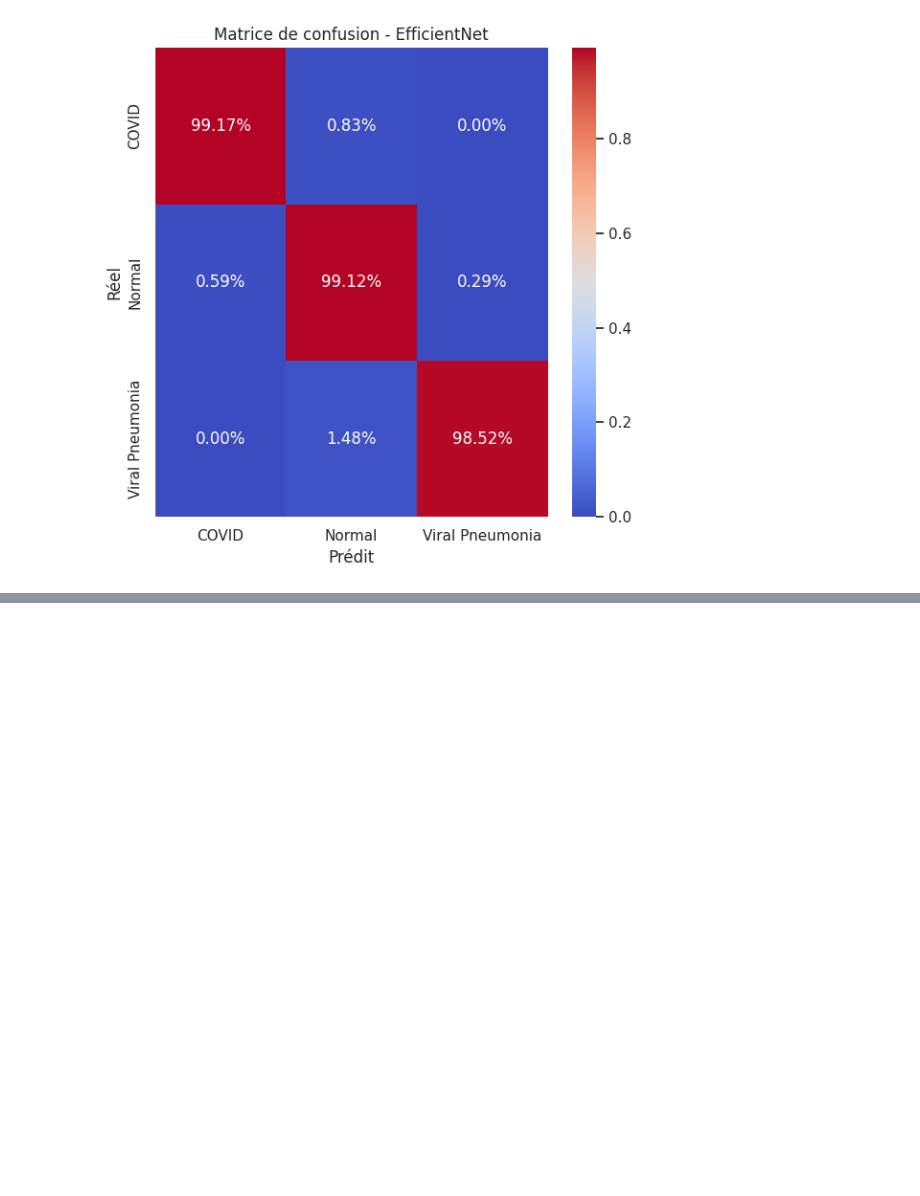
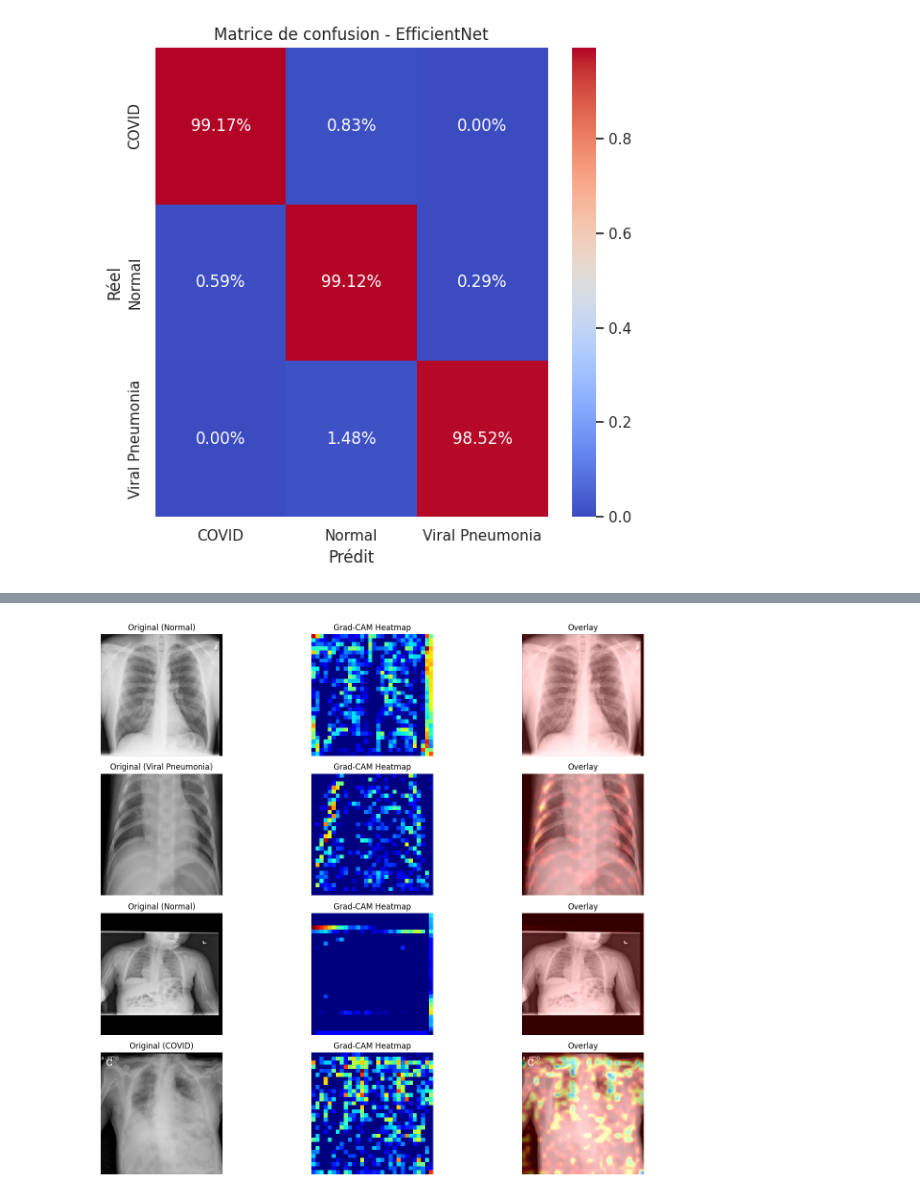
Before and after one commit to DataScientest-Studio/sep24_cds_analyse-de-radiographies-pulmonaires-covid-19, a Jupyter notebook: notebooks/efficientnet-final.ipynb, the cells around one changed output, grey strips where cells are left out. Saved outputs shown, nothing was run; the diff lists cells and outputs as text; code cells hidden in the pictures; blank space fills up the shorter version.

```diff
--- a/notebooks/efficientnet-final.ipynb
+++ b/notebooks/efficientnet-final.ipynb
@@ -918,0 +1069,4 @@ best_model.save("/kaggle/working/efficientnet_optimized.h5")
+# %%
+show_gradcam_triplets(test_gen, best_model, class_names=class_names, samples=5, layer_name="block3a_project_conv")
+# %% [output]
+[figure, added]
```
Also changed, not shown: parts of 6 cells of this notebook.
